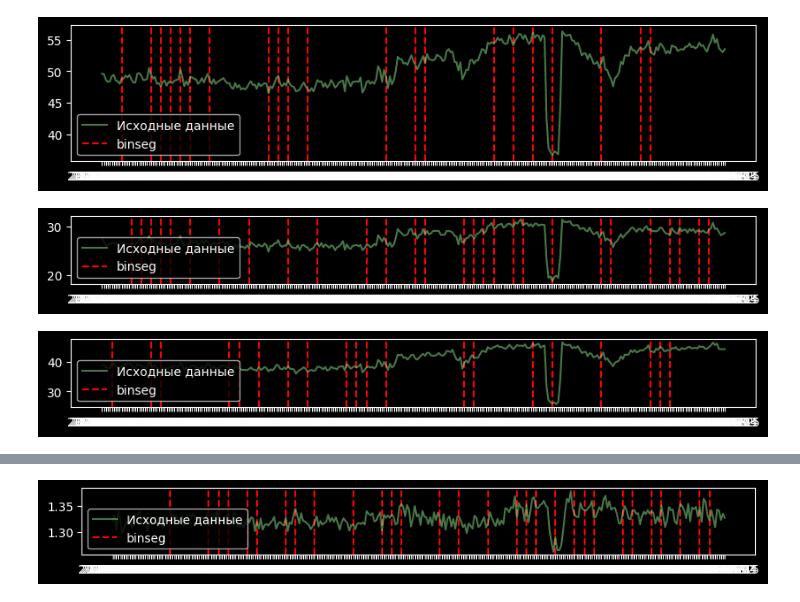
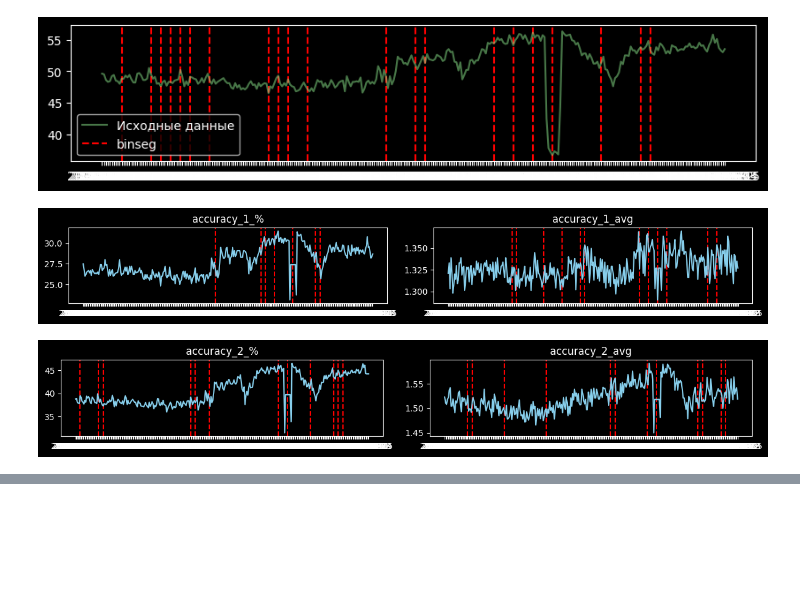
Before and after one commit to IAmSerepok/DataFromVariousSources, a Jupyter notebook: stat_tests.ipynb, the cells around one changed output, grey strips where cells are left out. Cells and saved outputs as stored; diff of their text form; code cells hidden in the pictures; blank space fills up the shorter version.

```diff
--- a/stat_tests.ipynb
+++ b/stat_tests.ipynb
@@ -136,49 +136,98 @@ plt.legend(loc='lower left')
 
 # plt.legend(loc='lower left')
 # %%
+
+
 df = pd.read_csv('data/data_with_extra_columns.csv')
 
+col_pairs = [['accuracy_1_%', 'accuracy_1_avg'],
+            ['accuracy_2_%', 'accuracy_2_avg'],
+            ['accuracy_3_%', 'accuracy_3_avg'],
+            ['accuracy_all_%', 'accuracy_all_avg']]
 
-columns = ['accuracy_1_%', 'accuracy_2_%', 'accuracy_3_%', 'accuracy_all_%',
-           'accuracy_1_avg', 'accuracy_2_avg', 'accuracy_3_avg', 'accuracy_all_avg',
-           'quality_123', 'quality_13', 'quality_12']
+bkps_pairs = [[20, 25],
+              [35, 25],
+              [20, 25],
+              [30, 25]]
 
 
-for col in columns:
-    plt.figure(figsize=(10, 1))
-
+def change_points(col, n_bkps=30):
 
     signal = df[col].values
 
     model = rpt.Binseg(model="rbf", min_size=5).fit(signal)
-    changes = model.predict(n_bkps=40)
+    changes = model.predict(n_bkps=n_bkps)
 
     changes = [cp for cp in changes if cp < len(df)]
     indexes = [0] + changes + [len(signal)-1]
-
 
     significant_diff = []
 
     for i in range(len(indexes) - 2):
         data1 = signal[indexes[i]:indexes[i+1]]
         data2 = signal[indexes[i+1]:indexes[i+2]]
 
         if (stats.ttest_ind(data1, data2, equal_var=False).pvalue > 0.05) \
             and (stats.levene(data1, data2).pvalue > 0.05):
 
             significant_diff.append(indexes[i+1])
 
     significant_diff = [cp for cp in significant_diff if cp < len(df)]
 
+    return significant_diff
 
-    plt.plot(df['date'], df[col], alpha=0.5, color='lightgreen', label='Исходные данные', zorder=2)
 
+
+def outlier_process(df):
+    Q25 = df.quantile(0.25)
+    Q75 = df.quantile(0.75)
+
+    dfmean = df.median()
+
+    IQR = Q75 - Q25
+
+    lbound = Q25 - 1.5 * IQR
+    ubound = Q75 + 1.5 * IQR
+
+    dfcop = df.apply(lambda x: dfmean if (x > ubound) else dfmean if (x < lbound) else x)
+
+    return dfcop
+
+
+
+#for col in colpairs:
+
+for i in range(4):
+
+    col = col_pairs[i]
+    bp = bkps_pairs[i]
+
+    plt.figure(figsize=(12, 2))
+
+    plt.subplot(1, 2, 1)
+    plt.plot(df['date'], outlier_process(df[col[0]]), color='skyblue')
+    plt.title(col[0])
+
+    significant_diff = change_points(col[0], n_bkps=bp[0])
     for cp in significant_diff:
-        plt.axvline(df['date'].iloc[cp], color="red",
-                linestyle='--', zorder=1,
-                label="binseg" if cp == significant_diff[0] else "")
+            plt.axvline(df['date'].iloc[cp], color="red",
+                    linestyle='--', zorder=1,
+                    label="binseg" if cp == significant_diff[0] else "")
 
-    plt.legend(loc='lower left')
+
+    plt.subplot(1, 2, 2)
+    plt.plot(df['date'], outlier_process(df[col[1]]), color='skyblue')
+    plt.title(col[1])
+
+    significant_diff = change_points(col[1], n_bkps=bp[1])
+    for cp in significant_diff:
+            plt.axvline(df['date'].iloc[cp], color="red",
+                    linestyle='--', zorder=1,
+                    label="binseg" if cp == significant_diff[0] else "")
+
+
+    plt.tight_layout()
+    plt.show()
 # %% [output]
-[figure, old version]
+[figure, new version]
-[figure, old version]
+[figure, new version]
@@ -187 +235,0 @@ for col in columns:
-[figure, removed]
```
Also changed, not shown: parts of 6 cells of this notebook, 1 other file.
